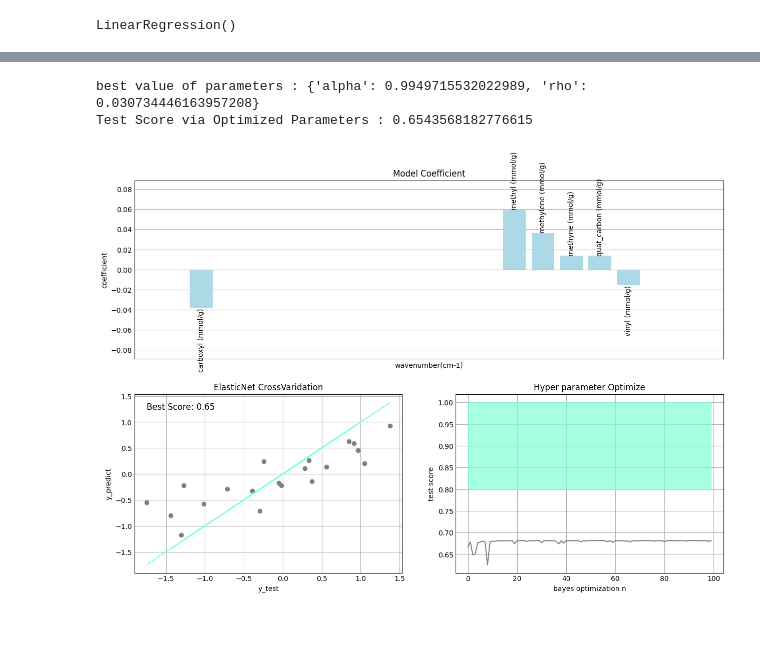
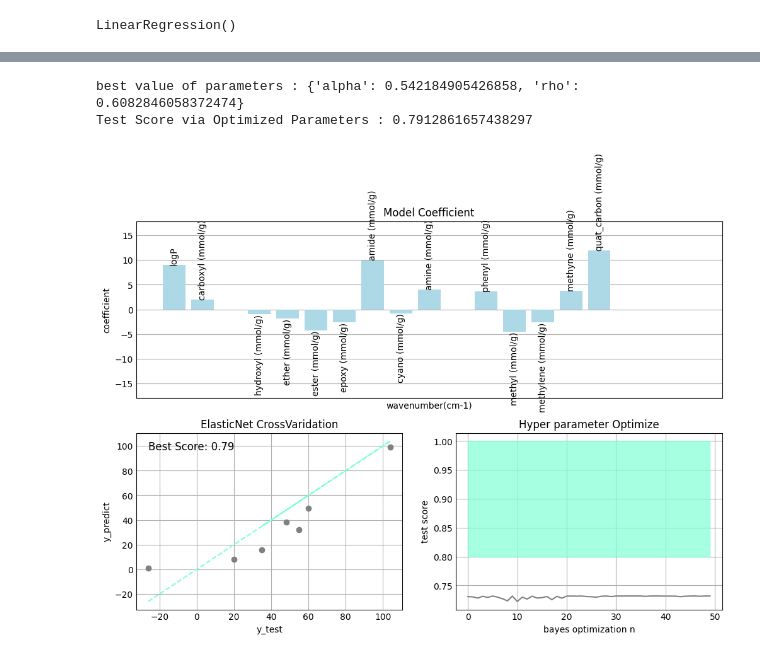
Before and after one commit to takuminal/Share, a Jupyter notebook: QSPR_ElasticNet/MachineLearning.ipynb, the cells around one changed output, grey strips where cells are left out. Saved outputs shown, nothing was run; the diff lists cells and outputs as text; code cells hidden in the pictures; blank space fills up the shorter version.

```diff
--- a/QSPR_ElasticNet/MachineLearning.ipynb
+++ b/QSPR_ElasticNet/MachineLearning.ipynb
@@ -15,6 +15,6 @@ X_train, X_test, y_train, y_test = train_test_split(X, y, test_size=0.5,random_s
 # %%
 model = LinearRegression()
-model.fit(X_train, y_train)
+model.fit(X, y)
 # %% [output]
 LinearRegression()
 # %%
@@ -45,8 +45,8 @@ plt.scatter(y_test,y_pred)
 # %%
 from modules  import bayes_EN
 # %%
-bayes_EN.Elastic_Net(feature_names,X,y,0.5,100)
+bayes_EN.Elastic_Net(feature_names,X,y,0.1,50)
 # %% [output]
-best value of parameters : {'alpha': 0.9949715532022989, 'rho': 0.030734446163957208}
-Test Score via Optimized Parameters : 0.6543568182776615
+best value of parameters : {'alpha': 0.542184905426858, 'rho': 0.6082846058372474}
+Test Score via Optimized Parameters : 0.7912861657438297
-[figure, old version]
+[figure, new version]
```
Also changed, not shown: parts of 3 cells of this notebook, 5 other files.
